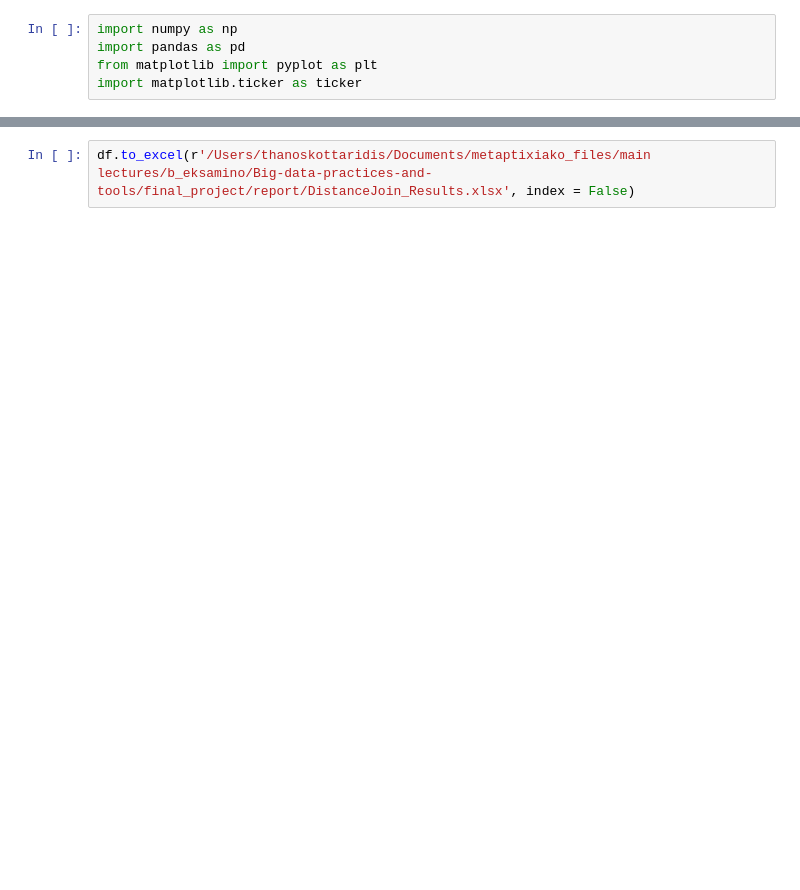
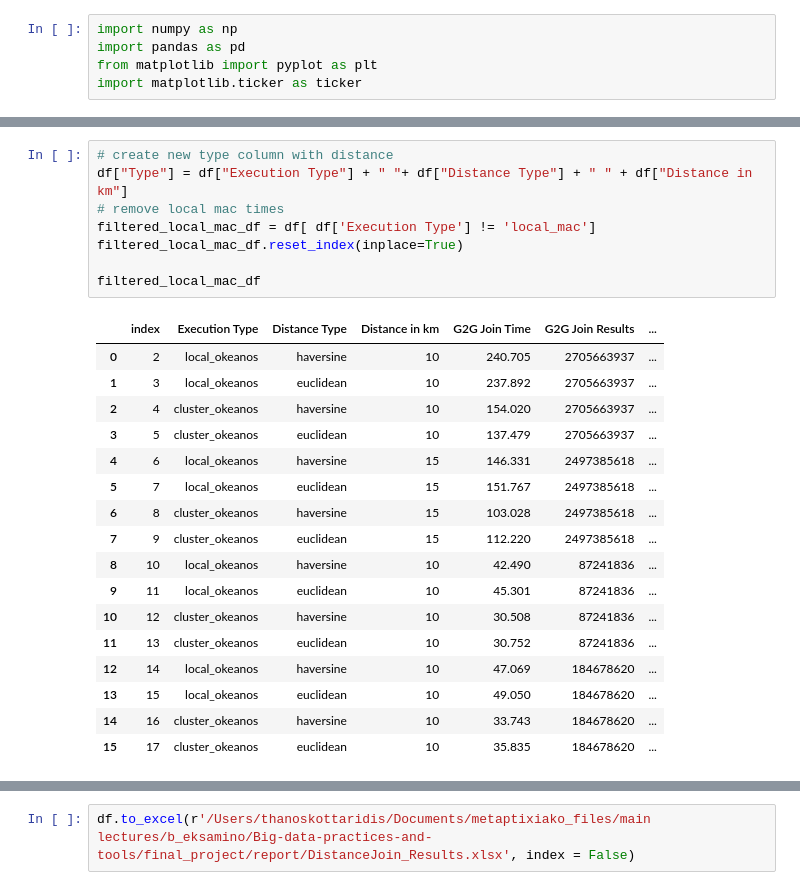
Before and after one commit to Thanasis-Kottaridis/DistributedDistanceJoin, a Jupyter notebook: sparkApplications/notebooks/DistributedDistanceJoin_Results.ipynb, the cells around one changed output, grey strips where cells are left out. Drawn from its saved outputs; the diff is of its cells as text; blank space fills up the shorter version.

```diff
--- a/sparkApplications/notebooks/DistributedDistanceJoin_Results.ipynb
+++ b/sparkApplications/notebooks/DistributedDistanceJoin_Results.ipynb
@@ -109,0 +293,26 @@ plt.show()
+# %%
+# create new type column with distance
+df["Type"] = df["Execution Type"] + " "+ df["Distance Type"] + " " + df["Distance in km"]
+# remove local mac times
+filtered_local_mac_df = df[ df['Execution Type'] != 'local_mac']
+filtered_local_mac_df.reset_index(inplace=True)
+
+filtered_local_mac_df
+# %% [output]
+|  | index | Execution Type | Distance Type | Distance in km | G2G Join Time | G2G Join Results | ... |
+| 0 | 2 | local_okeanos | haversine | 10 | 240.705 | 2705663937 | ... |
+| 1 | 3 | local_okeanos | euclidean | 10 | 237.892 | 2705663937 | ... |
+| 2 | 4 | cluster_okeanos | haversine | 10 | 154.020 | 2705663937 | ... |
+| 3 | 5 | cluster_okeanos | euclidean | 10 | 137.479 | 2705663937 | ... |
+| 4 | 6 | local_okeanos | haversine | 15 | 146.331 | 2497385618 | ... |
+| 5 | 7 | local_okeanos | euclidean | 15 | 151.767 | 2497385618 | ... |
+| 6 | 8 | cluster_okeanos | haversine | 15 | 103.028 | 2497385618 | ... |
+| 7 | 9 | cluster_okeanos | euclidean | 15 | 112.220 | 2497385618 | ... |
+| 8 | 10 | local_okeanos | haversine | 10 | 42.490 | 87241836 | ... |
+| 9 | 11 | local_okeanos | euclidean | 10 | 45.301 | 87241836 | ... |
+| 10 | 12 | cluster_okeanos | haversine | 10 | 30.508 | 87241836 | ... |
+| 11 | 13 | cluster_okeanos | euclidean | 10 | 30.752 | 87241836 | ... |
+| 12 | 14 | local_okeanos | haversine | 10 | 47.069 | 184678620 | ... |
+| 13 | 15 | local_okeanos | euclidean | 10 | 49.050 | 184678620 | ... |
+| 14 | 16 | cluster_okeanos | haversine | 10 | 33.743 | 184678620 | ... |
+| 15 | 17 | cluster_okeanos | euclidean | 10 | 35.835 | 184678620 | ... |
```
Also changed, not shown: parts of 14 cells of this notebook, 2 other files.
